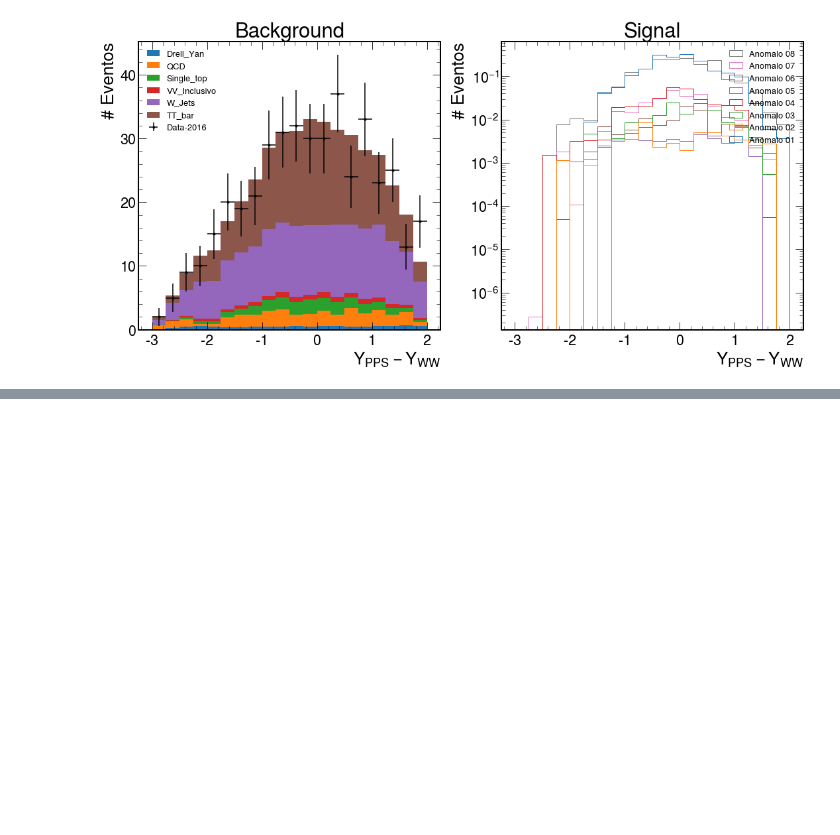
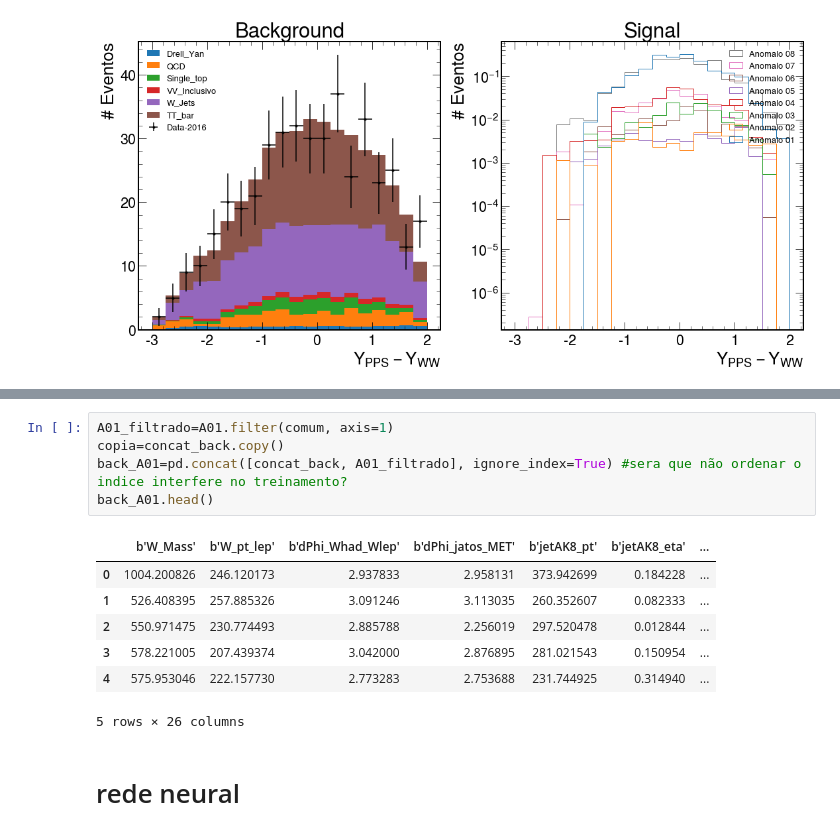
Before and after one commit to wars2/acoplamento-quartico-anomalo, a Jupyter notebook: Acoplamento_4Anomalo_WWCEP_modificado.ipynb, the cells around one changed output, grey strips where cells are left out. Drawn from its saved outputs; the diff is of its cells as text; blank space fills up the shorter version.

```diff
--- a/Acoplamento_4Anomalo_WWCEP_modificado.ipynb
+++ b/Acoplamento_4Anomalo_WWCEP_modificado.ipynb
@@ -781 +752,16 @@ print(len(comum))
 26
+# %%
+A01_filtrado=A01.filter(comum, axis=1)
+copia=concat_back.copy()
+back_A01=pd.concat([concat_back, A01_filtrado], ignore_index=True) #sera que não ordenar o indice interfere no treinamento?
+back_A01.head()
+# %% [output]
+|  | b'W_Mass' | b'W_pt_lep' | b'dPhi_Whad_Wlep' | b'dPhi_jatos_MET' | b'jetAK8_pt' | b'jetAK8_eta' | ... |
+| 0 | 1004.200826 | 246.120173 | 2.937833 | 2.958131 | 373.942699 | 0.184228 | ... |
+| 1 | 526.408395 | 257.885326 | 3.091246 | 3.113035 | 260.352607 | 0.082333 | ... |
+| 2 | 550.971475 | 230.774493 | 2.885788 | 2.256019 | 297.520478 | 0.012844 | ... |
+| 3 | 578.221005 | 207.439374 | 3.042000 | 2.876895 | 281.021543 | 0.150954 | ... |
+| 4 | 575.953046 | 222.157730 | 2.773283 | 2.753688 | 231.744925 | 0.314940 | ... |
+5 rows × 26 columns
+# %% [markdown]
+# rede neural
```
Also changed, not shown: parts of 14 cells of this notebook.
